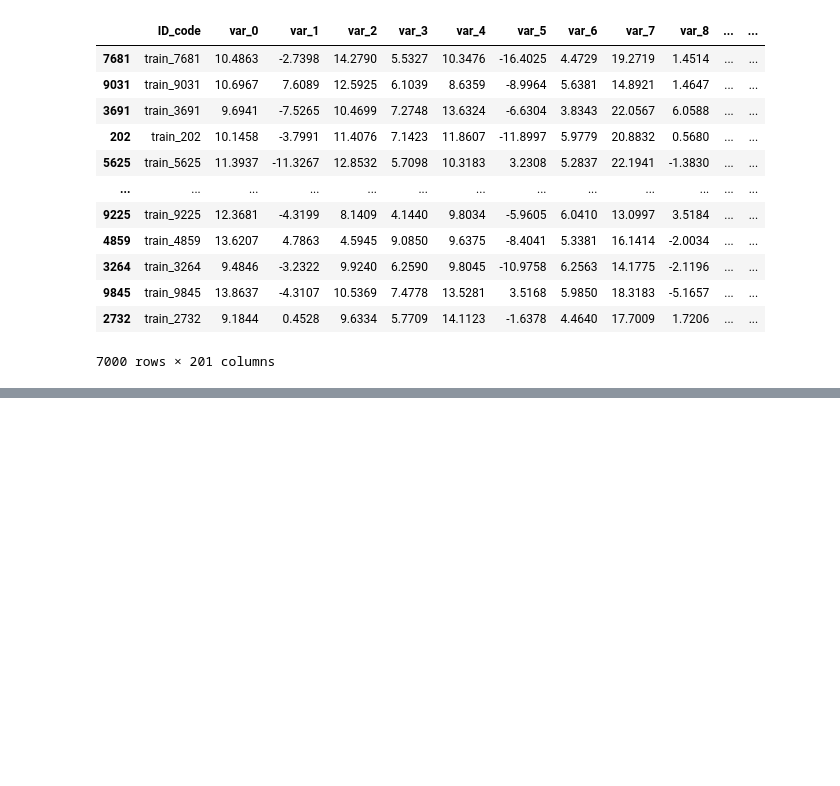
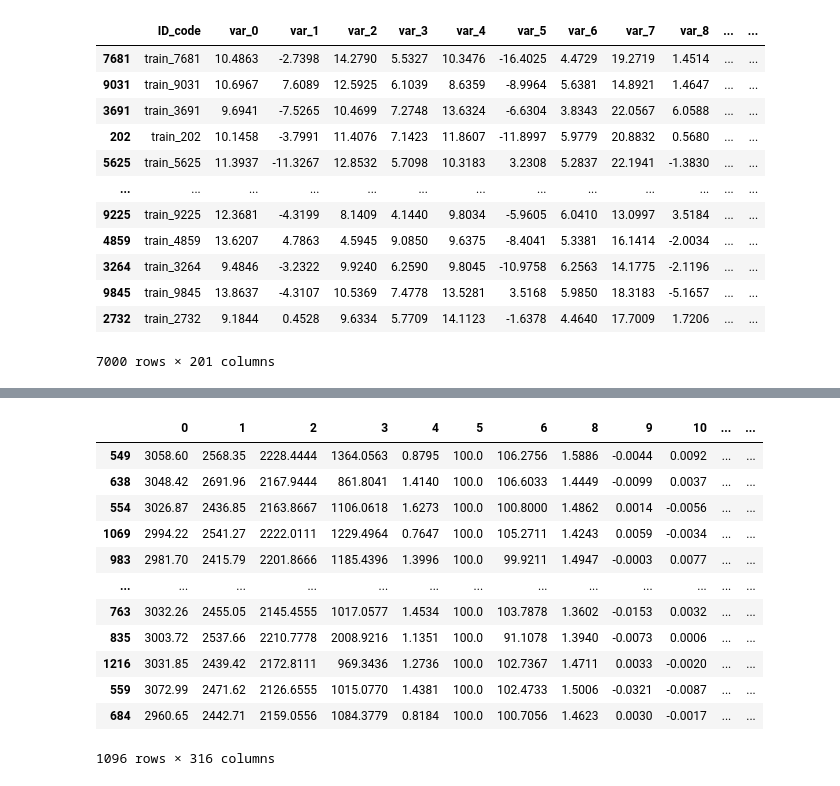
Before and after one commit to gbiamgaurav/Feature-Selection, a Jupyter notebook: Feature_Selection_with_Correlation.ipynb, the cells around one changed output, grey strips where cells are left out. Cells and saved outputs as stored; diff of their text form; code cells hidden in the pictures; blank space fills up the shorter version.

```diff
--- a/Feature_Selection_with_Correlation.ipynb
+++ b/Feature_Selection_with_Correlation.ipynb
@@ -206,0 +411,16 @@ X_train.drop(corr_features,axis=1)
+# %%
+X_train.drop(corr_features,axis=1)
+# %% [output]
+|  | 0 | 1 | 2 | 3 | 4 | 5 | 6 | 8 | 9 | 10 | ... | ... |
+| 549 | 3058.60 | 2568.35 | 2228.4444 | 1364.0563 | 0.8795 | 100.0 | 106.2756 | 1.5886 | -0.0044 | 0.0092 | ... | ... |
+| 638 | 3048.42 | 2691.96 | 2167.9444 | 861.8041 | 1.4140 | 100.0 | 106.6033 | 1.4449 | -0.0099 | 0.0037 | ... | ... |
+| 554 | 3026.87 | 2436.85 | 2163.8667 | 1106.0618 | 1.6273 | 100.0 | 100.8000 | 1.4862 | 0.0014 | -0.0056 | ... | ... |
+| 1069 | 2994.22 | 2541.27 | 2222.0111 | 1229.4964 | 0.7647 | 100.0 | 105.2711 | 1.4243 | 0.0059 | -0.0034 | ... | ... |
+| 983 | 2981.70 | 2415.79 | 2201.8666 | 1185.4396 | 1.3996 | 100.0 | 99.9211 | 1.4947 | -0.0003 | 0.0077 | ... | ... |
+| ... | ... | ... | ... | ... | ... | ... | ... | ... | ... | ... | ... | ... |
+| 763 | 3032.26 | 2455.05 | 2145.4555 | 1017.0577 | 1.4534 | 100.0 | 103.7878 | 1.3602 | -0.0153 | 0.0032 | ... | ... |
+| 835 | 3003.72 | 2537.66 | 2210.7778 | 2008.9216 | 1.1351 | 100.0 | 91.1078 | 1.3940 | -0.0073 | 0.0006 | ... | ... |
+| 1216 | 3031.85 | 2439.42 | 2172.8111 | 969.3436 | 1.2736 | 100.0 | 102.7367 | 1.4711 | 0.0033 | -0.0020 | ... | ... |
+| 559 | 3072.99 | 2471.62 | 2126.6555 | 1015.0770 | 1.4381 | 100.0 | 102.4733 | 1.5006 | -0.0321 | -0.0087 | ... | ... |
+| 684 | 2960.65 | 2442.71 | 2159.0556 | 1084.3779 | 0.8184 | 100.0 | 100.7056 | 1.4623 | 0.0030 | -0.0017 | ... | ... |
+1096 rows × 316 columns
```
Also changed, not shown: parts of 27 cells of this notebook.
